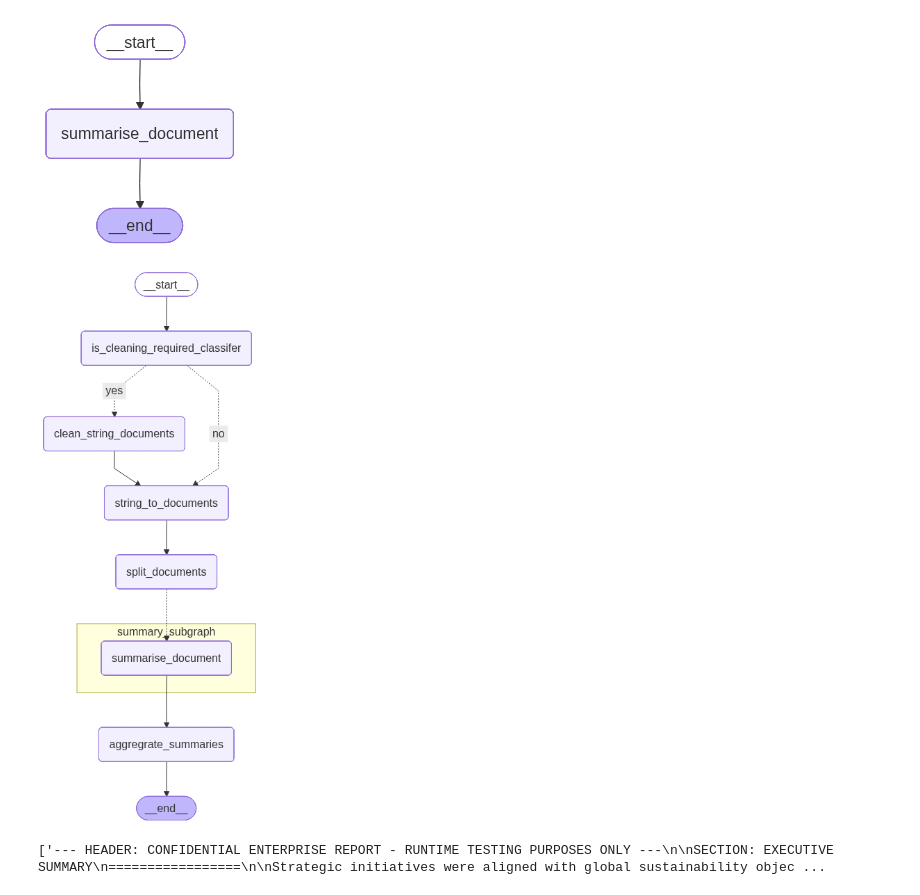
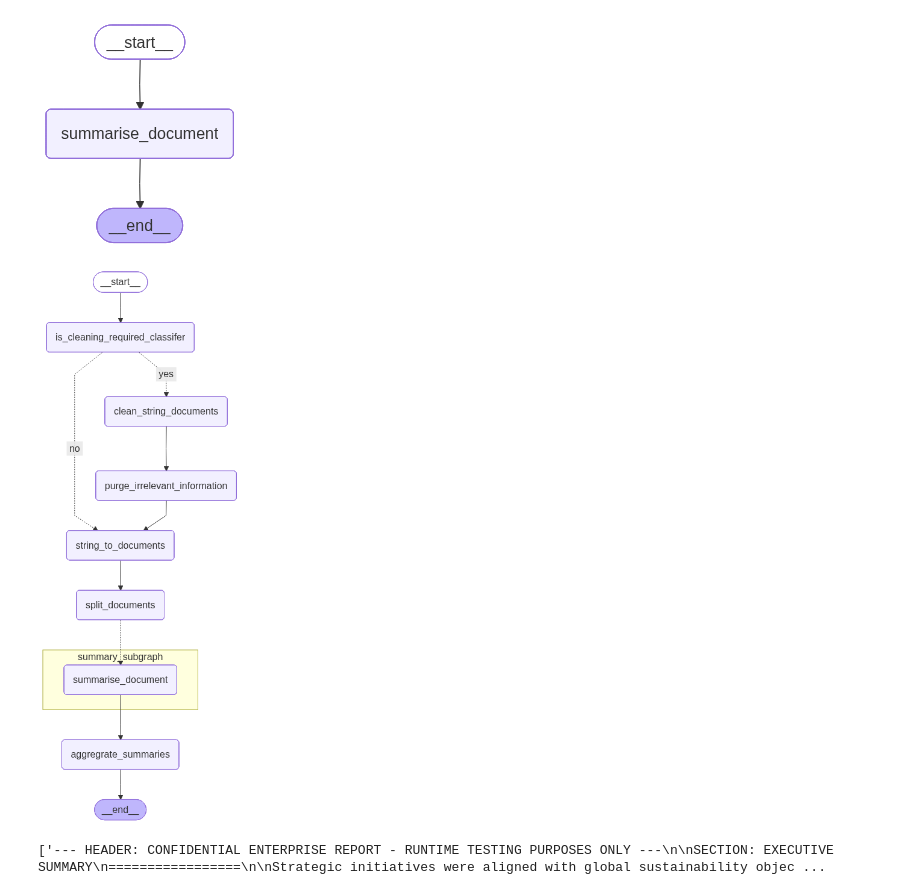
Before and after one commit to yahiaabdelhady2023/cross-border-e-commerce-agent-swarm, a Jupyter notebook: new_agentic_framework.ipynb, the cells around one changed output. Saved outputs shown, nothing was run; the diff lists cells and outputs as text; code cells hidden in the pictures.

Commit message:
added purge irrelevant data , it does not summarise, but rather purges things like page number, header, even duplicated sentences to speed up processing

```diff
--- a/new_agentic_framework.ipynb
+++ b/new_agentic_framework.ipynb
@@ -386,6 +386,15 @@ class SummaryOutputSchema(BaseModel):
     """changes throughout nodes"""
     final_summary: Document = Field(description="write a final summary using all the mini-summaries you receive as input" \
     "make sure to make it cohesive")
+
+class SummaryPurgeSchema(BaseModel):
+    """purges Irrelevancies from string documents"""
+    cleaned_document: str = Field(description="Strictly remove the following from the document" \
+    "1. Headers, footers, page numbers" \
+    "2. Legal disclaimers, copyright notices, terms of service privacy policies"  \
+    "3. broken markdown " \
+    "4. duplicated sentences or paragraphs" \
+    "VERY IMPORTANT: DO NOT SUMMARISE , LEAVE THE ORIGINAL TEXT AS IT IS, UNLESS ITS NOT RELEVANT AS MENTION ABOVE")
 # %% [markdown]
 #### Classifier Nodes
 # %%
@@ -441,6 +450,25 @@ def clean_string_documents(state: SummaryState):
         cleaned_string_doc = pythonic_text_clean(string_doc)
         cleaned_string_documents.append(cleaned_string_doc)
     return {"string_documents":cleaned_string_documents}
+
+def purge_irrelevant_information(state: SummaryState):
+    """removes irrelevant information such as headers,footer, legal notice, or term of use"""
+    cleaned_string_documents = []
+    string_documents = state["string_documents"]
+    for string_doc in string_documents:
+        summary_llm = general_llm.with_structured_output(SummaryPurgeSchema)
+        msg = [
+            {"role":"system","content":"given a document, summarise it"},
+            {"role":"user","content":string_doc}
+        ]
+        result = summary_llm.invoke(msg)
+        cleaned_string_doc = result.cleaned_document
+
+        cleaned_string_documents.append(cleaned_string_doc)
+    print("purged_documents",cleaned_string_documents)
+    return {"string_documents":cleaned_string_documents}
+
+
 
 def split_documents(state: SummaryState):
     """
@@ -492,23 +520,25 @@ display(Image(summary_subgraph_compiled.get_graph().draw_mermaid_png()))
 # %%
 summary_parentgraph = StateGraph(SummaryState)
 summary_parentgraph.add_node("is_cleaning_required_classifer",is_cleaning_required_classifer)
 summary_parentgraph.add_node("clean_string_documents",clean_string_documents)
+summary_parentgraph.add_node("purge_irrelevant_information",purge_irrelevant_information)
 summary_parentgraph.add_node("string_to_documents",string_to_documents)
 summary_parentgraph.add_node("split_documents",split_documents)
 summary_parentgraph.add_node("summary_subgraph",summary_subgraph_compiled)
 summary_parentgraph.add_node("aggregrate_summaries",aggregrate_summaries)
 ###########################################################################
 summary_parentgraph.add_edge(START,"is_cleaning_required_classifer")
 summary_parentgraph.add_conditional_edges("is_cleaning_required_classifer", clean_required_router, {"yes":"clean_string_documents","no":"string_to_documents"})
-summary_parentgraph.add_edge("clean_string_documents","string_to_documents")
+summary_parentgraph.add_edge("clean_string_documents","purge_irrelevant_information")
+summary_parentgraph.add_edge("purge_irrelevant_information","string_to_documents")
 summary_parentgraph.add_edge("string_to_documents","split_documents")
 summary_parentgraph.add_conditional_edges("split_documents",summary_task_splitter_router,["summary_subgraph"])
 summary_parentgraph.add_edge("summary_subgraph","aggregrate_summaries")
 summary_parentgraph.add_edge("aggregrate_summaries",END)
 summary_parentgraph = summary_parentgraph.compile()
 display(Image(summary_parentgraph.get_graph(xray=True).draw_mermaid_png()))
 # %% [output]
-[figure, old version]
+[figure, new version]
 # %%
 with open("llm_test_document.txt","r") as f:
     text = f.read()
```
Also changed, not shown: parts of 3 cells of this notebook, 1 other file.
